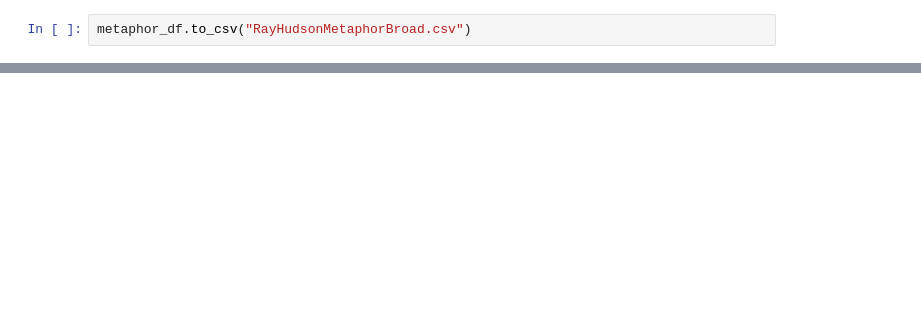
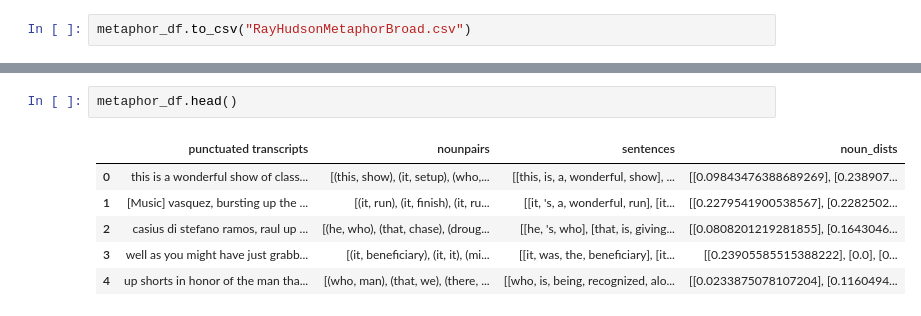
Before and after one commit to tyxiang0530/RayHudsonGenius, a Jupyter notebook: datasets/GetMetaphorsTFIDF.ipynb, the cells around one changed output, grey strips where cells are left out. Cells and saved outputs as stored; diff of their text form; blank space fills up the shorter version.

```diff
--- a/datasets/GetMetaphorsTFIDF.ipynb
+++ b/datasets/GetMetaphorsTFIDF.ipynb
@@ -89,0 +162,9 @@ metaphor_df.to_csv("RayHudsonMetaphorBroad.csv")
+# %%
+metaphor_df.head()
+# %% [output]
+|  | punctuated transcripts | nounpairs | sentences | noun_dists |
+| 0 | this is a wonderful show of class... | [(this, show), (it, setup), (who,... | [[this, is, a, wonderful, show], ... | [[0.09843476388689269], [0.238907... |
+| 1 | [Music] vasquez, bursting up the ... | [(it, run), (it, finish), (it, ru... | [[it, 's, a, wonderful, run], [it... | [[0.2279541900538567], [0.2282502... |
+| 2 | casius di stefano ramos, raul up ... | [(he, who), (that, chase), (droug... | [[he, 's, who], [that, is, giving... | [[0.0808201219281855], [0.1643046... |
+| 3 | well as you might have just grabb... | [(it, beneficiary), (it, it), (mi... | [[it, was, the, beneficiary], [it... | [[0.23905585515388222], [0.0], [0... |
+| 4 | up shorts in honor of the man tha... | [(who, man), (that, we), (there, ... | [[who, is, being, recognized, alo... | [[0.0233875078107204], [0.1160494... |
```
Also changed, not shown: parts of 19 cells of this notebook, 3 other files.
